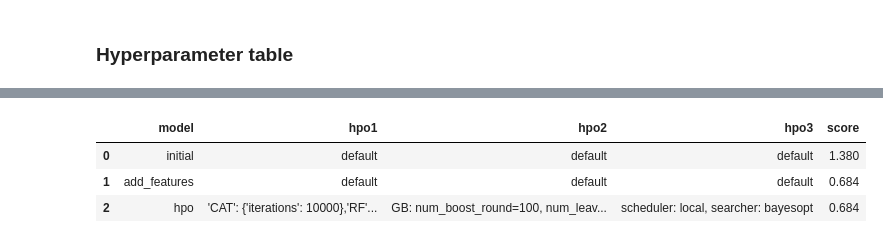
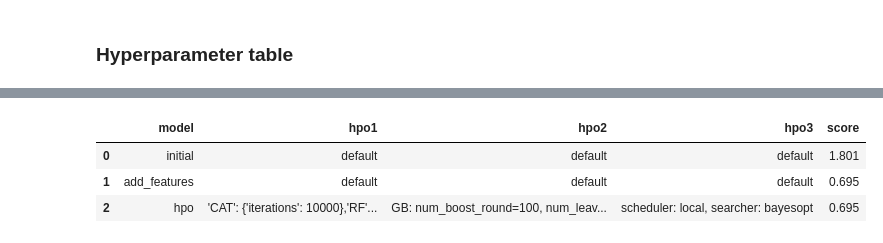
Before and after one commit to aparnapyg/udacity-cd0385-project-starter, a Jupyter notebook: project/project-template.ipynb, the cells around one changed output, grey strips where cells are left out. Drawn from its saved outputs; the diff is of its cells as text; code cells hidden in the pictures.

```diff
--- a/project/project-template.ipynb
+++ b/project/project-template.ipynb
@@ -594,14 +630,14 @@ fig.savefig('model_test_score.png')
 # %%
 pd.set_option('display.max_colwidth', 60)
 pd.DataFrame({
     "model": ["initial", "add_features", "hpo"],
     "hpo1": ["default", "default", "'CAT': {'iterations': 10000},'RF': {'n_estimators': 300},'XT': {'n_estimators': 300}"],
     "hpo2": ["default", "default", "GB: num_boost_round=100, num_leaves(lower=26, upper=66, default=36)"],
     "hpo3": ["default", "default", "scheduler: local, searcher: bayesopt"],
-    "score": [1.380, 0.684, 0.684]
+    "score": [1.801, 0.695, 0.695]
 })
 # %% [output]
 |  | model | hpo1 | hpo2 | hpo3 | score |
-| 0 | initial | default | default | default | 1.380 |
-| 1 | add_features | default | default | default | 0.684 |
-| 2 | hpo | 'CAT': {'iterations': 10000},'RF'... | GB: num_boost_round=100, num_leav... | scheduler: local, searcher: bayesopt | 0.684 |
+| 0 | initial | default | default | default | 1.801 |
+| 1 | add_features | default | default | default | 0.695 |
+| 2 | hpo | 'CAT': {'iterations': 10000},'RF'... | GB: num_boost_round=100, num_leav... | scheduler: local, searcher: bayesopt | 0.695 |
```
Also changed, not shown: parts of 16 cells of this notebook, 1 other file.
